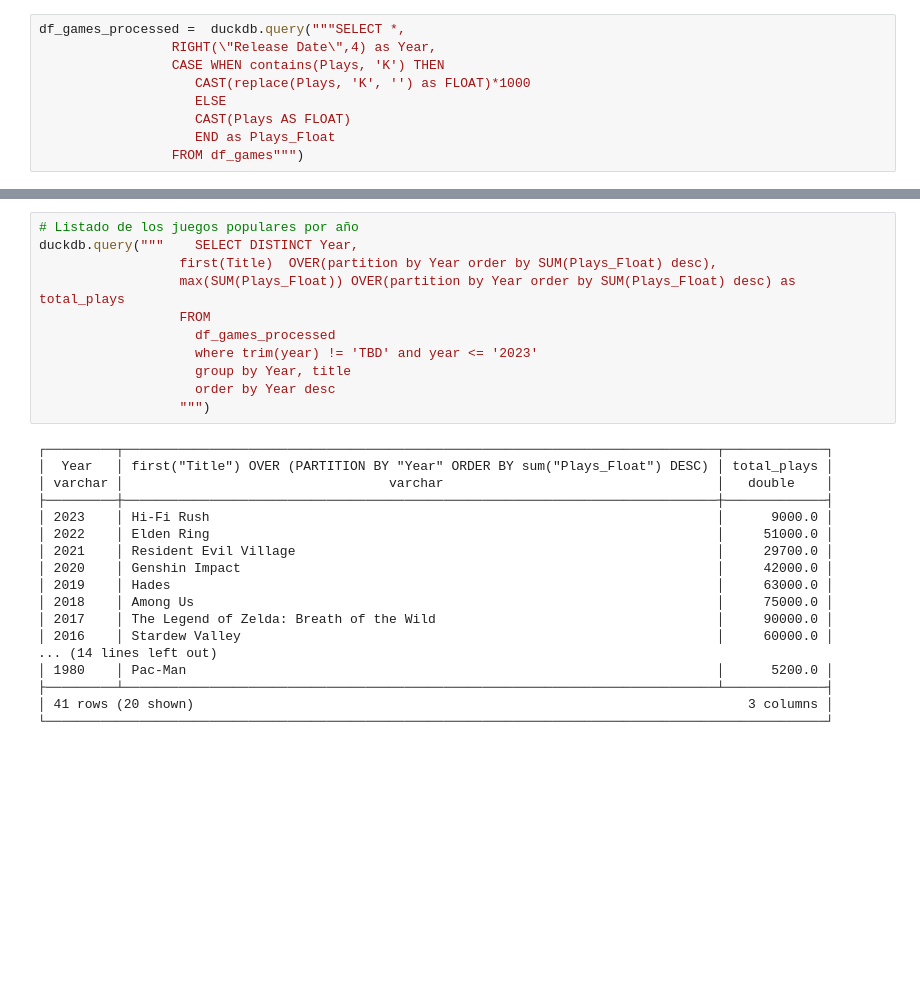
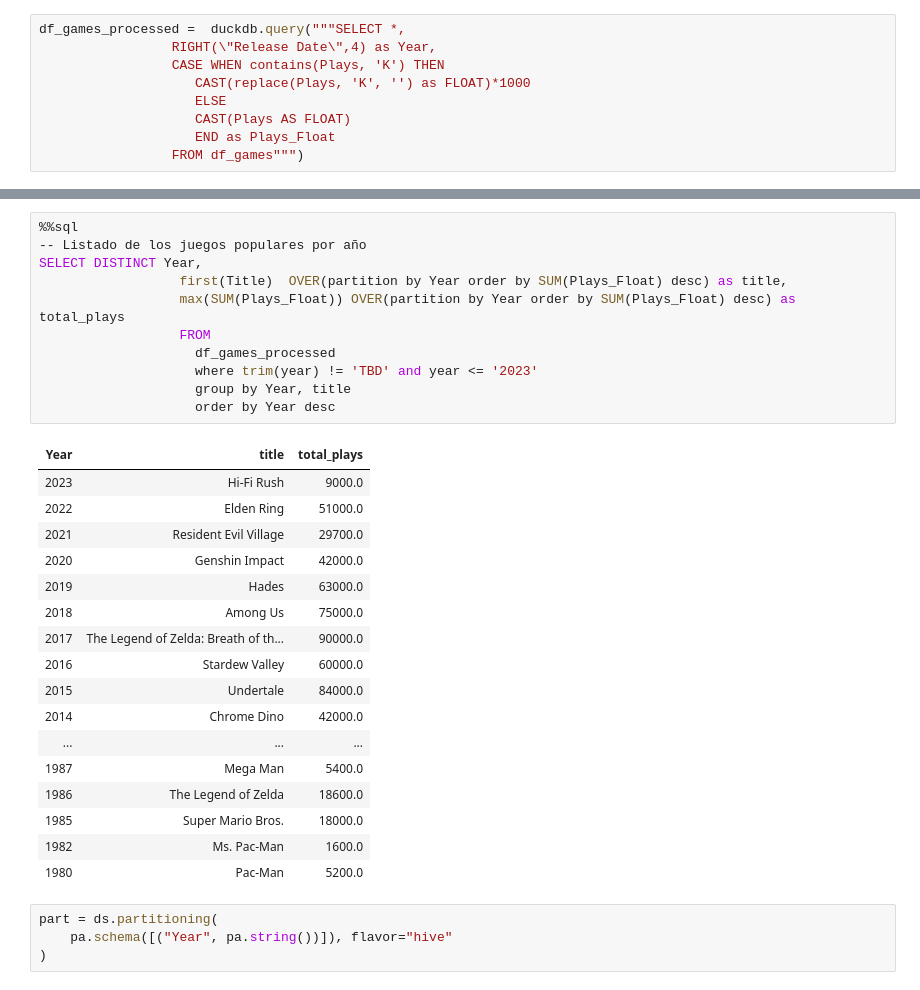
Before and after one commit to psanchez1982/test_duckdb, a Jupyter notebook: videogames.ipynb, the cells around one changed output, grey strips where cells are left out. Cells and saved outputs as stored; diff of their text form; blank space fills up the shorter version.

```diff
--- a/videogames.ipynb
+++ b/videogames.ipynb
@@ -58,29 +85,33 @@ duckdb.query("""    SELECT TITLE, SUM(Plays_Float) as total_plays FROM
 # %%
-# Listado de los juegos populares por año
-duckdb.query("""    SELECT DISTINCT Year,
-                  first(Title)  OVER(partition by Year order by SUM(Plays_Float) desc),
+%%sql
+-- Listado de los juegos populares por año
+SELECT DISTINCT Year,
+                  first(Title)  OVER(partition by Year order by SUM(Plays_Float) desc) as title,
                   max(SUM(Plays_Float)) OVER(partition by Year order by SUM(Plays_Float) desc) as total_plays
                   FROM
                     df_games_processed
                     where trim(year) != 'TBD' and year <= '2023'
                     group by Year, title
                     order by Year desc
-                  """)
 # %% [output]
-┌─────────┬────────────────────────────────────────────────────────────────────────────┬─────────────┐
-│  Year   │ first("Title") OVER (PARTITION BY "Year" ORDER BY sum("Plays_Float") DESC) │ total_plays │
-│ varchar │                                  varchar                                   │   double    │
-├─────────┼────────────────────────────────────────────────────────────────────────────┼─────────────┤
-│ 2023    │ Hi-Fi Rush                                                                 │      9000.0 │
-│ 2022    │ Elden Ring                                                                 │     51000.0 │
-│ 2021    │ Resident Evil Village                                                      │     29700.0 │
-│ 2020    │ Genshin Impact                                                             │     42000.0 │
-│ 2019    │ Hades                                                                      │     63000.0 │
-│ 2018    │ Among Us                                                                   │     75000.0 │
-│ 2017    │ The Legend of Zelda: Breath of the Wild                                    │     90000.0 │
-│ 2016    │ Stardew Valley                                                             │     60000.0 │
-... (14 lines left out)
-│ 1980    │ Pac-Man                                                                    │      5200.0 │
-├─────────┴────────────────────────────────────────────────────────────────────────────┴─────────────┤
-│ 41 rows (20 shown)                                                                       3 columns │
-└────────────────────────────────────────────────────────────────────────────────────────────────────┘
+| Year | title | total_plays |
+| 2023 | Hi-Fi Rush | 9000.0 |
+| 2022 | Elden Ring | 51000.0 |
+| 2021 | Resident Evil Village | 29700.0 |
+| 2020 | Genshin Impact | 42000.0 |
+| 2019 | Hades | 63000.0 |
+| 2018 | Among Us | 75000.0 |
+| 2017 | The Legend of Zelda: Breath of th... | 90000.0 |
+| 2016 | Stardew Valley | 60000.0 |
+| 2015 | Undertale | 84000.0 |
+| 2014 | Chrome Dino | 42000.0 |
+| ... | ... | ... |
+| 1987 | Mega Man | 5400.0 |
+| 1986 | The Legend of Zelda | 18600.0 |
+| 1985 | Super Mario Bros. | 18000.0 |
+| 1982 | Ms. Pac-Man | 1600.0 |
+| 1980 | Pac-Man | 5200.0 |
+# %%
+part = ds.partitioning(
+    pa.schema([("Year", pa.string())]), flavor="hive"
+)
```
Also changed, not shown: parts of 10 cells of this notebook, 45 other files.
